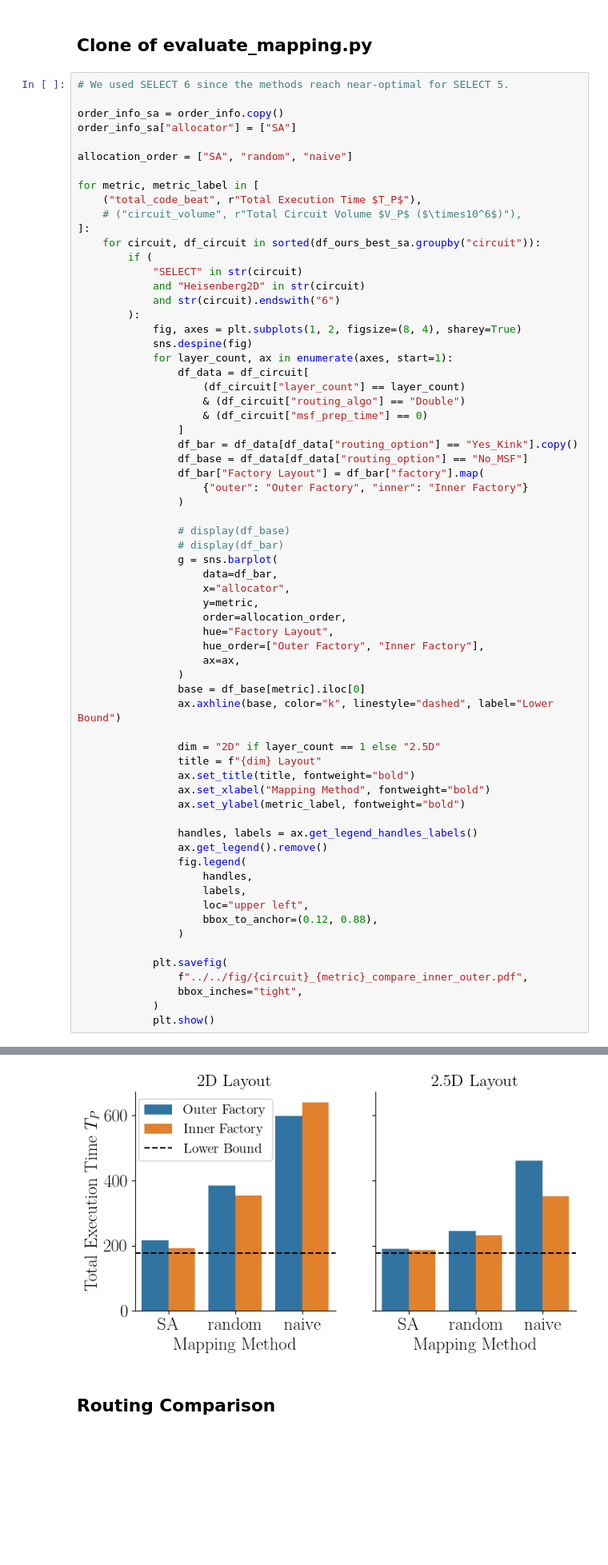
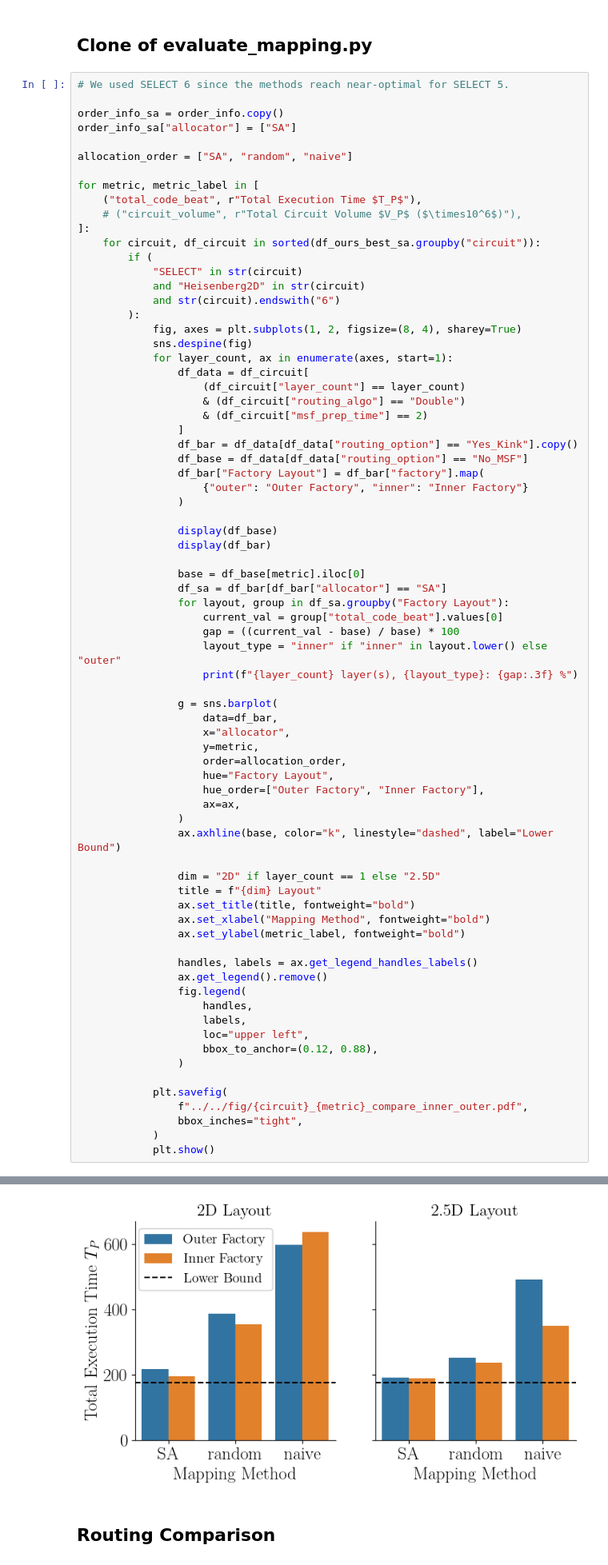
Before and after one commit to quantum-programming/lattice_surgery, a Jupyter notebook: src/ipynb/paper_figures.ipynb, the cells around one changed output, grey strips where cells are left out. Shown at 80% size. Drawn from its saved outputs; the diff is of its cells as text; blank space fills up the shorter version.

```diff
--- a/src/ipynb/paper_figures.ipynb
+++ b/src/ipynb/paper_figures.ipynb
@@ -241,7 +241,7 @@ for metric, metric_label in [
                 df_data = df_circuit[
                     (df_circuit["layer_count"] == layer_count)
                     & (df_circuit["routing_algo"] == "Double")
-                    & (df_circuit["msf_prep_time"] == 0)
+                    & (df_circuit["msf_prep_time"] == 2)
                 ]
                 df_bar = df_data[df_data["routing_option"] == "Yes_Kink"].copy()
                 df_base = df_data[df_data["routing_option"] == "No_MSF"]
@@ -249,8 +249,17 @@ for metric, metric_label in [
                     {"outer": "Outer Factory", "inner": "Inner Factory"}
                 )
 
-                # display(df_base)
-                # display(df_bar)
+                display(df_base)
+                display(df_bar)
+
+                base = df_base[metric].iloc[0]
+                df_sa = df_bar[df_bar["allocator"] == "SA"]
+                for layout, group in df_sa.groupby("Factory Layout"):
+                    current_val = group["total_code_beat"].values[0]
+                    gap = ((current_val - base) / base) * 100
+                    layout_type = "inner" if "inner" in layout.lower() else "outer"
+                    print(f"{layer_count} layer(s), {layout_type}: {gap:.3f} %")
+
                 g = sns.barplot(
                     data=df_bar,
                     x="allocator",
@@ -260,7 +269,6 @@ for metric, metric_label in [
                     hue_order=["Outer Factory", "Inner Factory"],
                     ax=ax,
                 )
-                base = df_base[metric].iloc[0]
                 ax.axhline(base, color="k", linestyle="dashed", label="Lower Bound")
 
                 dim = "2D" if layer_count == 1 else "2.5D"
@@ -287,4 +327,4 @@ for metric, metric_label in [
-[figure, old version]
+[figure, new version]
 # %% [markdown]
 ## Routing Comparison
 # %%
```
Also changed, not shown: parts of 1 cell of this notebook, 7 other files.
